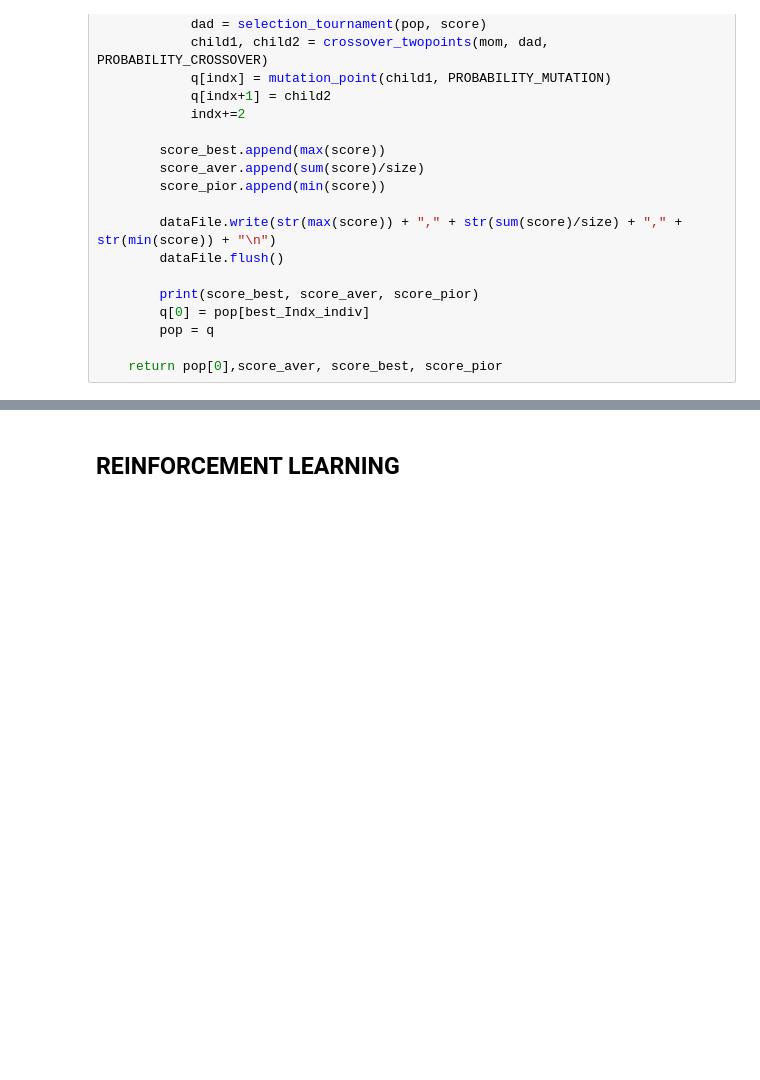
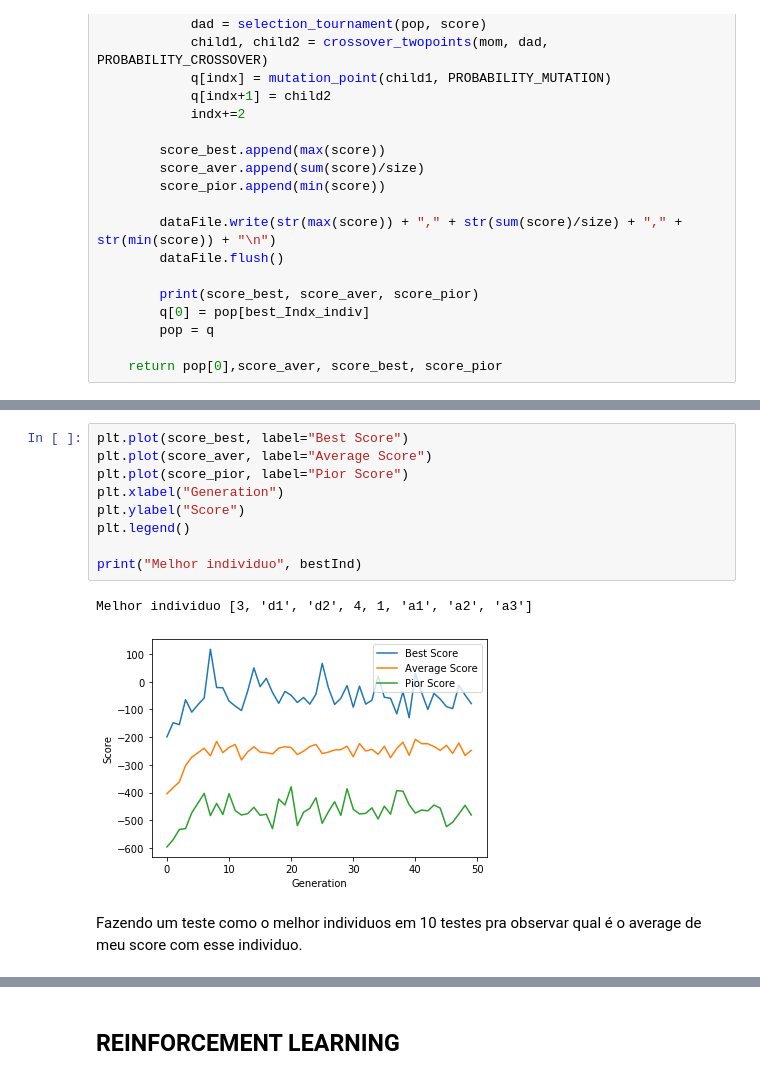
Before and after one commit to mtejada30/PacamanML, a Jupyter notebook: 197488_/197488_223804_Trabalho3.ipynb, the cells around one changed output, grey strips where cells are left out. Cells and saved outputs as stored; diff of their text form; blank space fills up the shorter version.

```diff
--- a/197488_/197488_223804_Trabalho3.ipynb
+++ b/197488_/197488_223804_Trabalho3.ipynb
@@ -187,0 +226,14 @@ bestInd, score_aver, score_best, score_pior = algorithmGenetic(1, 25,50, 0.70, 0
+# %%
+plt.plot(score_best, label="Best Score")
+plt.plot(score_aver, label="Average Score")
+plt.plot(score_pior, label="Pior Score")
+plt.xlabel("Generation")
+plt.ylabel("Score")
+plt.legend()
+
+print("Melhor individuo", bestInd)
+# %% [output]
+Melhor individuo [3, 'd1', 'd2', 4, 1, 'a1', 'a2', 'a3']
+[figure, added]
+# %% [markdown]
+Fazendo um teste como o melhor individuos em 10 testes pra observar qual é o average de meu score com esse individuo.
```
Also changed, not shown: parts of 11 cells of this notebook, 4 other files.
